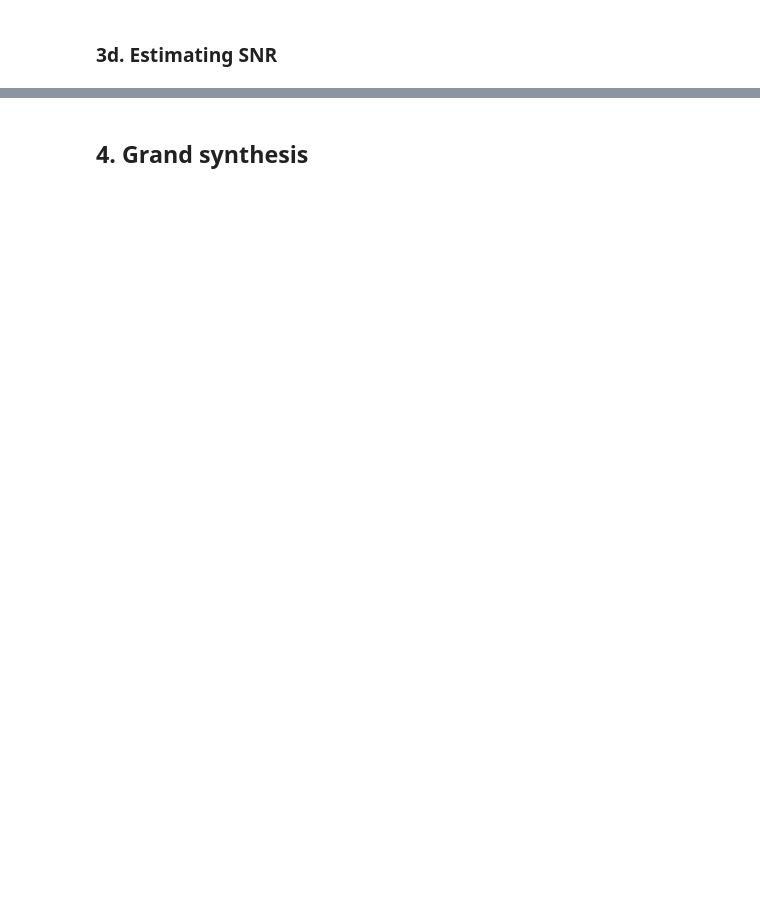
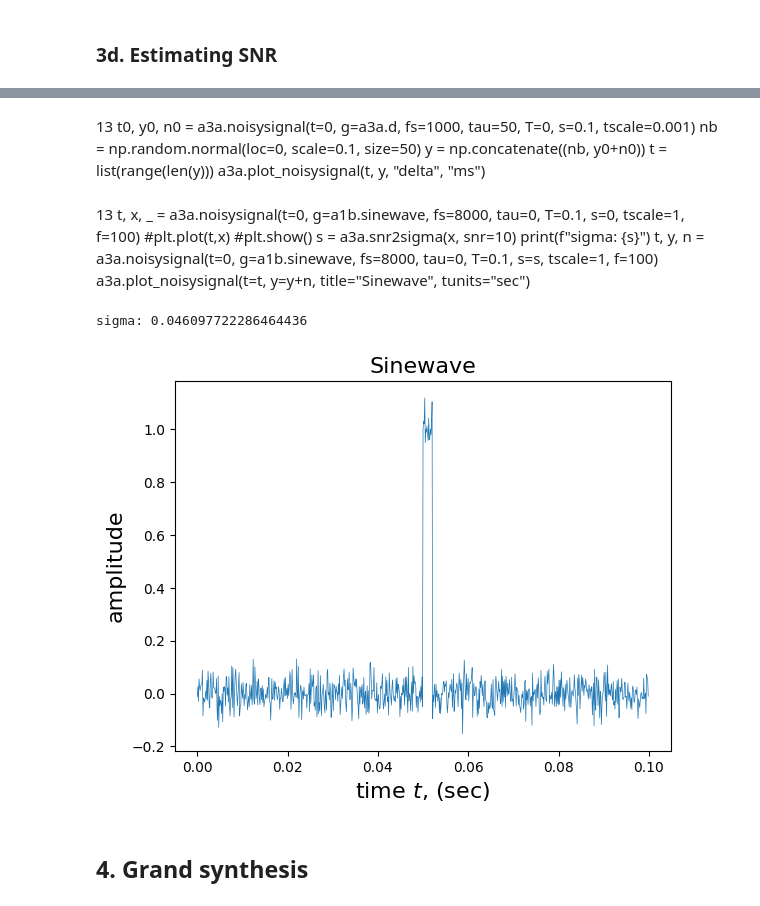
Before and after one commit to finnhittson/csds464, a Jupyter notebook: 464-A3a_fxh157_files/A3a_fxh157.ipynb, the cells around one changed output, grey strips where cells are left out. Saved outputs shown, nothing was run; the diff lists cells and outputs as text; code cells hidden in the pictures; blank space fills up the shorter version.

Commit message:
add A3b main file and start assignment

```diff
--- a/464-A3a_fxh157_files/A3a_fxh157.ipynb
+++ b/464-A3a_fxh157_files/A3a_fxh157.ipynb
@@ -114,29 +114,2 @@ print(sigma/100)
 # %% [markdown]
 ### 3d. Estimating SNR
-# %%
-fs = 1000
-tau = 0
-T = 5
-t0 = 0
-size = 500
-s = 0.1
-
-_, y0, n0 = a3a.noisysignal(t=t0, g=a1b.sinewave, fs=fs, tau=tau, T=T, s=s)
-t, y, n = a3a.extend(t=t0, y=y0, n=n0, fs=fs, T=T, size=size, s=s)
-signal = y+n
-
-Ps = a3a.power(y0)
-Pn = a3a.power(n0)
-print(f"signal start index: {size}/{len(y)}")
-print(f"signal end index: {len(signal) - size}/{len(signal)}")
-print(f"snr: {round(10*math.log10(a3a.snr(Ps, Pn)), 3)}dB\n")
-
-th = max(signal)*(4*s)
-start, stop = a3a.extent(y=signal, th=th)
-Ps = a3a.power(signal[start:stop])
-Pn = a3a.power(np.concatenate((signal[:start], signal[stop:])))
-print(f"estimated start index: {start}/{len(signal)}")
-print(f"estimated end index: {stop}/{len(signal)}")
-print(f"estimated snr: {round(10*math.log10(a3a.snr(Ps, Pn)), 3)}dB")
-
-a3a.plot_noisysignal(t, signal, title="Gammatone")
@@ -152,3 +143,35 @@ estimated snr: 16.662dB
+# %% [markdown]
+13
+t0, y0, n0 = a3a.noisysignal(t=0, g=a3a.d, fs=1000, tau=50, T=0, s=0.1, tscale=0.001)
+nb = np.random.normal(loc=0, scale=0.1, size=50)
+y = np.concatenate((nb, y0+n0))
+t = list(range(len(y)))
+a3a.plot_noisysignal(t, y, "delta", "ms")
+# %% [markdown]
+13
+t, x, _ = a3a.noisysignal(t=0, g=a1b.sinewave, fs=8000, tau=0, T=0.1, s=0, tscale=1, f=100)
+#plt.plot(t,x)
+#plt.show()
+s = a3a.snr2sigma(x, snr=10)
+print(f"sigma: {s}")
+t, y, n = a3a.noisysignal(t=0, g=a1b.sinewave, fs=8000, tau=0, T=0.1, s=s, tscale=1, f=100)
+a3a.plot_noisysignal(t=t, y=y+n, title="Sinewave", tunits="sec")
+# %%
+14
+fs = 8000
+_, x, _ = a3a.noisysignal(t=0, g=a3a.u, fs=fs, tau=0.05, T=0.002, s=0, tscale=1)
+t = np.arange(0, 0.1, 1/fs)
+zb = np.zeros(int(0.05*fs))
+za = np.zeros(int(8000*0.1 - (len(zb) + len(x))))
+y = np.concatenate((zb, x, za))
+
+s = a3a.snr2sigma(y, snr=10)
+print(f"sigma: {s}")
+n = np.random.normal(loc=0, scale=s, size=len(y))
+a3a.plot_noisysignal(t=t, y=y+n, title="Sinewave", tunits="sec")
+# %% [output]
+sigma: 0.046097722286464436
+[figure, added]
 # %% [markdown]
 ## 4. Grand synthesis
 # %%
```
Also changed, not shown: parts of 37 cells of this notebook, 7 other files.
